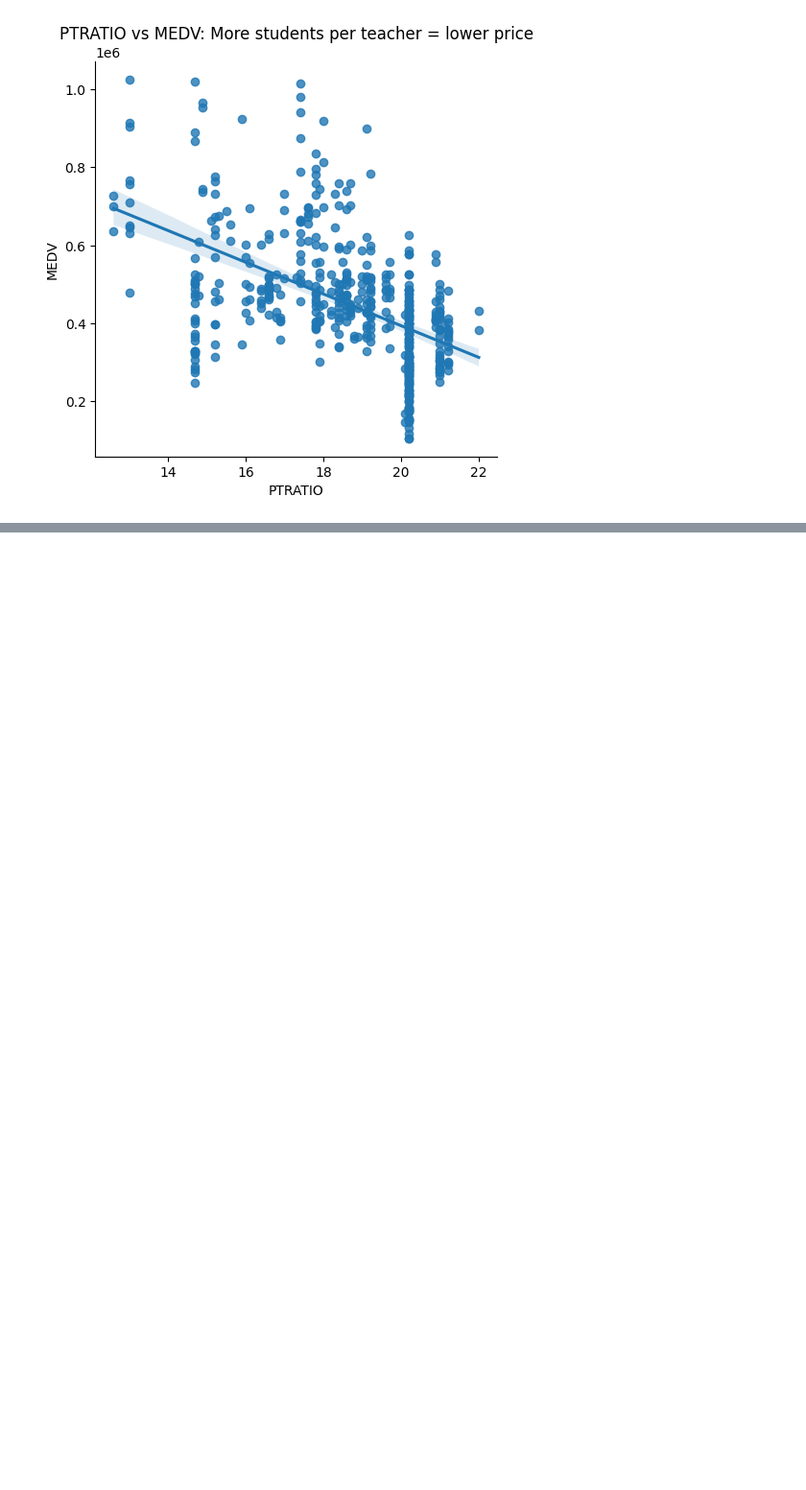
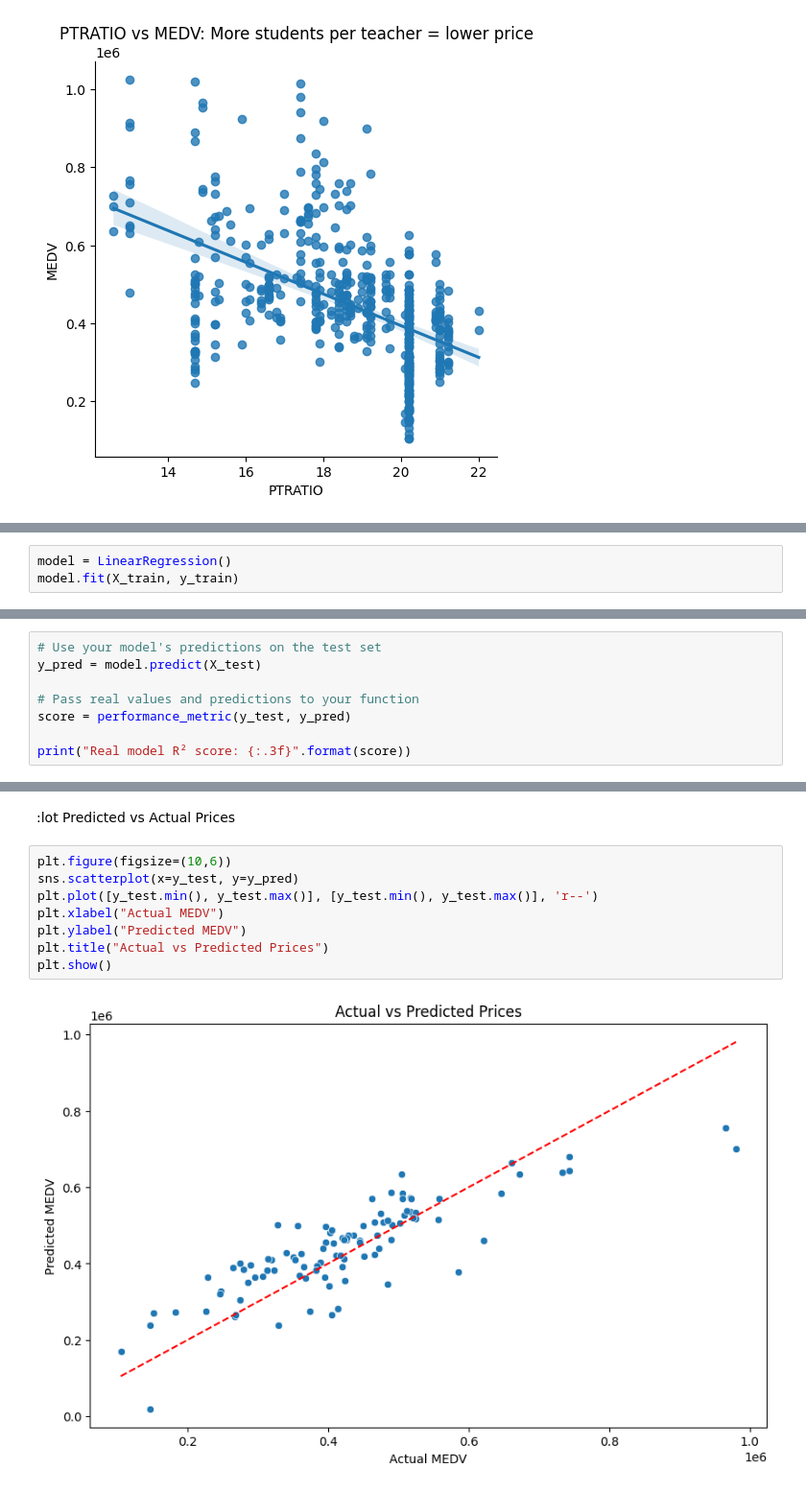
Before and after one commit to Mainabryan/Boston-Hoston-Prediction, a Jupyter notebook: Boston_house_prediction_(linear_multi_regression).ipynb, the cells around one changed output, grey strips where cells are left out. Shown at 96% size. Saved outputs shown, nothing was run; the diff lists cells and outputs as text; blank space fills up the shorter version.

```diff
--- a/Boston_house_prediction_(linear_multi_regression).ipynb
+++ b/Boston_house_prediction_(linear_multi_regression).ipynb
@@ -179,0 +187,3 @@ Text(0.5, 1.0, 'PTRATIO vs MEDV: More students per teacher = lower price')
+# %%
+model = LinearRegression()
+model.fit(X_train, y_train)
@@ -179,0 +202,8 @@ Text(0.5, 1.0, 'PTRATIO vs MEDV: More students per teacher = lower price')
+# %%
+# Use your model's predictions on the test set
+y_pred = model.predict(X_test)
+
+# Pass real values and predictions to your function
+score = performance_metric(y_test, y_pred)
+
+print("Real model R² score: {:.3f}".format(score))
@@ -179,0 +233,12 @@ Text(0.5, 1.0, 'PTRATIO vs MEDV: More students per teacher = lower price')
+# %% [markdown]
+:lot Predicted vs Actual Prices
+# %%
+plt.figure(figsize=(10,6))
+sns.scatterplot(x=y_test, y=y_pred)
+plt.plot([y_test.min(), y_test.max()], [y_test.min(), y_test.max()], 'r--')
+plt.xlabel("Actual MEDV")
+plt.ylabel("Predicted MEDV")
+plt.title("Actual vs Predicted Prices")
+plt.show()
+# %% [output]
+[figure, added]
```
Also changed, not shown: parts of 22 cells of this notebook.
